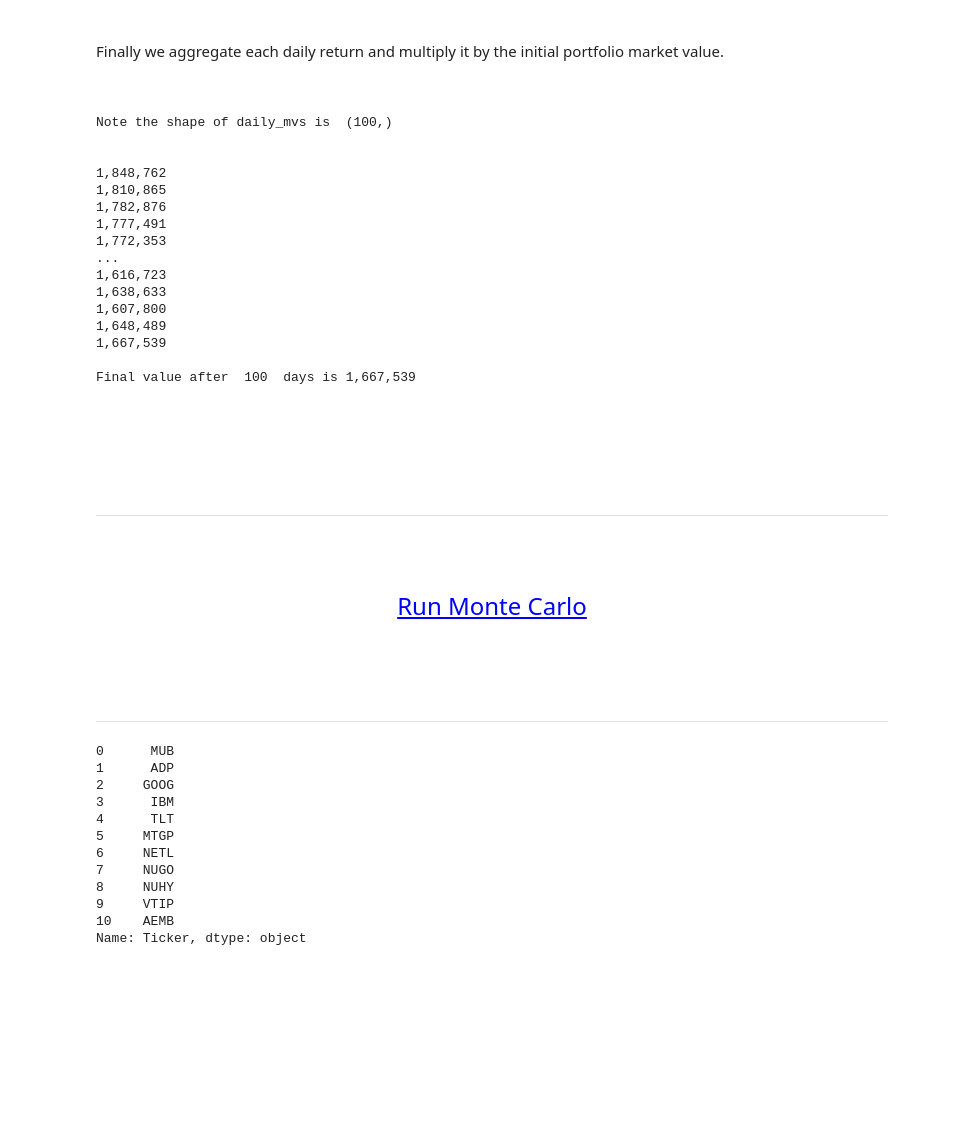
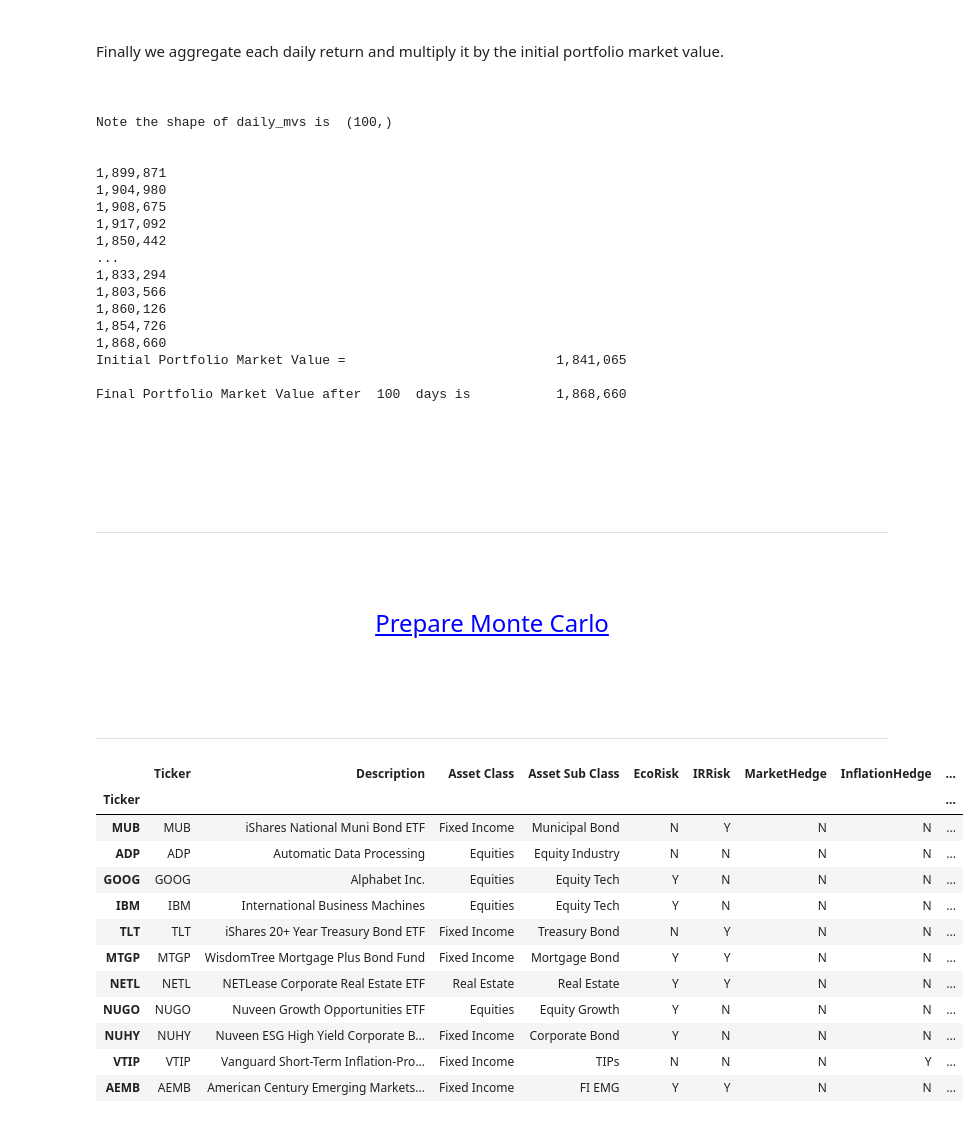
Before and after one commit to TheReallyBigApple/CunyAssignments, a Jupyter notebook: DATA618/MC_Presentation.ipynb, the cells around one changed output. Drawn from its saved outputs; the diff is of its cells as text; code cells hidden in the pictures; blank space fills up the shorter version.

```diff
--- a/DATA618/MC_Presentation.ipynb
+++ b/DATA618/MC_Presentation.ipynb
@@ -541,7 +542,7 @@ Finally we aggregate each daily return and multiply it by the initial portfolio
 
 <br>
 # %%
-daily_mvs = np.cumprod(np.inner(weights, dailyReturns.T)+1)*initial_mv
+daily_mvs = np.cumprod(np.inner(weights, DR.T)+1)*initial_mv
 
 print("\nNote the shape of daily_mvs is ", daily_mvs.shape, end='\n\n\n')
 
@@ -554,25 +555,26 @@ for a in daily_mvs[95:]:
     print("{:<10,.0f}  ".format(a))
 
 
-
-print("\nFinal value after ", T, " days is {:<10,.0f} \n".format(daily_mvs[-1,]) )
+print("Initial Portfolio Market Value =                          {:>10,.0f}".format(initial_mv))
+print("\nFinal Portfolio Market Value after ", T, " days is           {:<10,.0f} \n".format(daily_mvs[-1,]) )
 # %% [output]
 Note the shape of daily_mvs is  (100,)
 
 
-1,848,762
-1,810,865
-1,782,876
-1,777,491
-1,772,353
+1,899,871
+1,904,980
+1,908,675
+1,917,092
+1,850,442
 ...
-1,616,723
-1,638,633
-1,607,800
-1,648,489
-1,667,539
+1,833,294
+1,803,566
+1,860,126
+1,854,726
+1,868,660
+Initial Portfolio Market Value =                           1,841,065
 
-Final value after  100  days is 1,667,539
+Final Portfolio Market Value after  100  days is           1,868,660
 # %% [markdown]
 <br><br><br><br>
 
@@ -581,7 +583,7 @@ Final value after  100  days is 1,667,539
 
 <br><br>
 
-<center><font size="5" color="blue"><u>Run Monte Carlo</u></font></center><a class="anchor" id="mc"></a>
+<center><font size="5" color="blue"><u>Prepare Monte Carlo</u></font></center><a class="anchor" id="mc"></a>
 
 <br><br>
 
@@ -596,21 +598,21 @@ portfolio_df = pd.read_excel(path_and_file)
 # %%
 portfolio_df.insert(9, "Price", 0.0, True)
 portfolio_df.insert(10, "MarketValue", 0.0, True)
+portfolio_df = portfolio_df.loc[(portfolio_df['Ticker'] !='CP') & (portfolio_df['Ticker'] !='Cash')]
+portfolio_df = portfolio_df.set_index(portfolio_df.Ticker)
+portfolio_df
+# %% [output]
+|  | Ticker | Description | Asset Class | Asset Sub Class | EcoRisk | IRRisk | MarketHedge | InflationHedge | ... |
+| Ticker |  |  |  |  |  |  |  |  | ... |
+| MUB | MUB | iShares National Muni Bond ETF | Fixed Income | Municipal Bond | N | Y | N | N | ... |
+| ADP | ADP | Automatic Data Processing | Equities | Equity Industry | N | N | N | N | ... |
+| GOOG | GOOG | Alphabet Inc. | Equities | Equity Tech | Y | N | N | N | ... |
+| IBM | IBM | International Business Machines | Equities | Equity Tech | Y | N | N | N | ... |
+| TLT | TLT | iShares 20+ Year Treasury Bond ETF | Fixed Income | Treasury Bond | N | Y | N | N | ... |
+| MTGP | MTGP | WisdomTree Mortgage Plus Bond Fund | Fixed Income | Mortgage Bond | Y | Y | N | N | ... |
+| NETL | NETL | NETLease Corporate Real Estate ETF | Real Estate | Real Estate | Y | Y | N | N | ... |
+| NUGO | NUGO | Nuveen Growth Opportunities ETF | Equities | Equity Growth | Y | N | N | N | ... |
+| NUHY | NUHY | Nuveen ESG High Yield Corporate B... | Fixed Income | Corporate Bond | Y | N | N | N | ... |
+| VTIP | VTIP | Vanguard Short-Term Inflation-Pro... | Fixed Income | TIPs | N | N | N | Y | ... |
+| AEMB | AEMB | American Century Emerging Markets... | Fixed Income | FI EMG | Y | Y | N | N | ... |
-# %%
-# remove Cash and CP
-tickers=portfolio_df['Ticker']
-tickers = tickers.loc[(tickers != 'Cash') & (tickers != 'CP')]
-# %% [output]
-0      MUB
-1      ADP
-2     GOOG
-3      IBM
-4      TLT
-5     MTGP
-6     NETL
-7     NUGO
-8     NUHY
-9     VTIP
-10    AEMB
-Name: Ticker, dtype: object
 # %%
```
Also changed, not shown: parts of 21 cells of this notebook.
